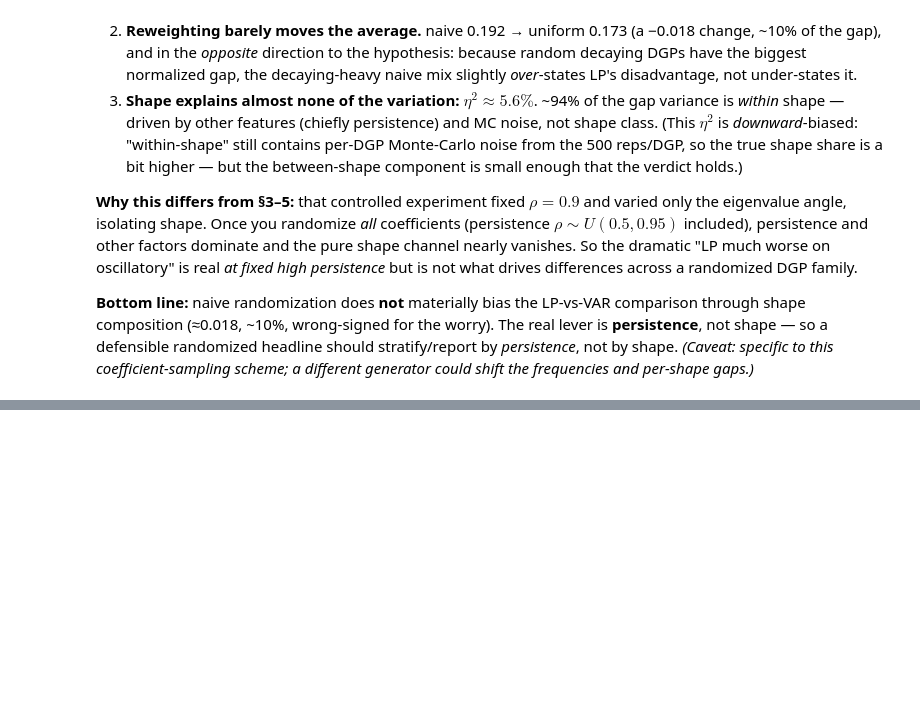
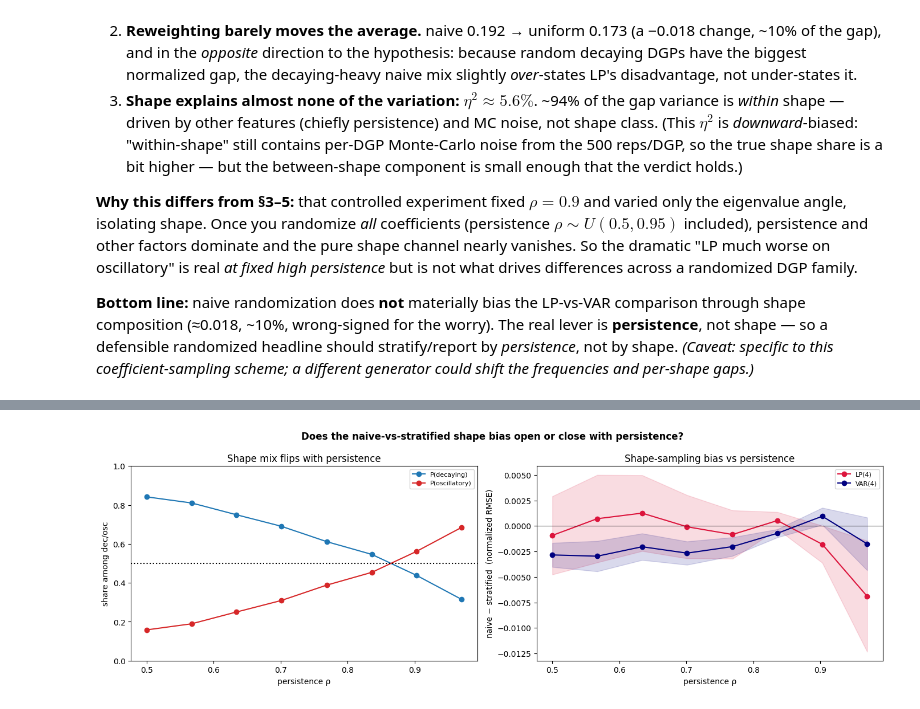
Before and after one commit to Aaron030/Monte_Carlo-LP_vs_VAR, a Jupyter notebook: experiments/IRF_Cases/IRF_comparison.ipynb, the cells around one changed output, grey strips where cells are left out. Drawn from its saved outputs; the diff is of its cells as text; code cells hidden in the pictures; blank space fills up the shorter version.

```diff
--- a/experiments/IRF_Cases/IRF_comparison.ipynb
+++ b/experiments/IRF_Cases/IRF_comparison.ipynb
@@ -471,0 +582,82 @@ On **genuinely random** DGPs the composition bias is **negligible**, and the wor
+# %%
+# ---- 12. Does the shape-sampling bias open or close with persistence? --------
+# At each rho: shape mix P_dec(rho) (from a large cheap classification sample) and
+# per-shape normalized RMSE rbar_dec/rbar_osc (stratified MC, K each). Then
+#   bias(rho) = (P_dec(rho) - 1/2) * (rbar_dec(rho) - rbar_osc(rho))   [hump ~1% dropped]
+rho_grid12 = np.round(np.linspace(0.50, 0.97, 8), 3)
+K12 = 80
+M_CLS = 3000
+cfg12 = MCConfig(n_reps=500, T=240, horizon=H, seed=303, n_jobs=-1, progress=False,
+                 estimators={"LP(4)": partial(estimate_lp_irf, p=4, horizon=H),
+                             "VAR(4)": partial(estimate_var_irf, p=4, horizon=H)})
+
+
+def random_spec_at_rho(rng, rho):
+    A = scale_to_persistence(rng.standard_normal((4, 2, 2)), rho)
+    Bm = np.diag(rng.uniform(0.5, 1.5, 2)) + np.tril(rng.normal(0, 0.5, (2, 2)), -1)
+    return VARSpec(A, Bm)
+
+
+def norm_levels(spec):
+    tr = var_irf(spec, H); sc = np.sqrt(np.mean(tr ** 2))
+    r = run(partial(var_dgp, spec=spec), cfg12)
+    return {nm: float(np.mean(np.sqrt(np.nanmean((r["irfs"][nm] - tr) ** 2, axis=0)))) / sc for nm in ESTS}
+
+
+P_dec_rho, rd, ro = [], {nm: [] for nm in ESTS}, {nm: [] for nm in ESTS}
+bias12 = {nm: [] for nm in ESTS}
+bias_se = {nm: [] for nm in ESTS}
+for rho in rho_grid12:
+    rng = np.random.default_rng(int(rho * 1000) + 7)
+    # shape mix at this rho (decaying vs oscillatory), cheap (no MC)
+    cd = co = 0
+    for _ in range(M_CLS):
+        s = classify_irf(var_irf(random_spec_at_rho(rng, rho), H_cls))
+        if s == "decaying":
+            cd += 1
+        elif s == "oscillatory":
+            co += 1
+    Pdec = cd / (cd + co)
+    P_dec_rho.append(Pdec)
+    # per-shape normalized RMSE (stratified MC: K each of decaying / oscillatory)
+    samp = {"decaying": {nm: [] for nm in ESTS}, "oscillatory": {nm: [] for nm in ESTS}}
+    need = {"decaying": K12, "oscillatory": K12}
+    while need["decaying"] > 0 or need["oscillatory"] > 0:
+        spec = random_spec_at_rho(rng, rho)
+        s = classify_irf(var_irf(spec, H_cls))
+        if s in need and need[s] > 0:
+            o = norm_levels(spec)
+            for nm in ESTS:
+                samp[s][nm].append(o[nm])
+            need[s] -= 1
+    for nm in ESTS:
+        d = np.array(samp["decaying"][nm]); o = np.array(samp["oscillatory"][nm])
+        rd[nm].append(d.mean()); ro[nm].append(o.mean())
+        bias12[nm].append((Pdec - 0.5) * (d.mean() - o.mean()))
+        bias_se[nm].append(abs(Pdec - 0.5) * np.sqrt(d.var(ddof=1) / K12 + o.var(ddof=1) / K12))
+
+P_dec_rho = np.array(P_dec_rho)
+
+fig, (axc, axb) = plt.subplots(1, 2, figsize=(14, 4.7))
+axc.plot(rho_grid12, P_dec_rho, "o-", color="tab:blue", label="P(decaying)")
+axc.plot(rho_grid12, 1 - P_dec_rho, "o-", color="tab:red", label="P(oscillatory)")
+axc.axhline(0.5, color="k", ls=":"); axc.set_ylim(0, 1)
+axc.set_xlabel("persistence ρ"); axc.set_ylabel("share among dec/osc")
+axc.set_title("Shape mix flips with persistence"); axc.legend(fontsize=8)
+
+for nm, c in [("LP(4)", "crimson"), ("VAR(4)", "navy")]:
+    b = np.array(bias12[nm]); se = np.array(bias_se[nm])
+    axb.plot(rho_grid12, b, "o-", color=c, label=nm)
+    axb.fill_between(rho_grid12, b - 1.96 * se, b + 1.96 * se, color=c, alpha=0.15)
+axb.axhline(0, color="k", lw=0.7)
+axb.set_xlabel("persistence ρ"); axb.set_ylabel("naive − stratified  (normalized RMSE)")
+axb.set_title("Shape-sampling bias vs persistence"); axb.legend(fontsize=8)
+fig.suptitle("Does the naive-vs-stratified shape bias open or close with persistence?", fontweight="bold")
+fig.tight_layout(); plt.show()
+
+print(f"{'rho':>5} {'P_dec':>6} | {'LP rd':>6} {'LP ro':>6} {'LP bias':>8} | {'VAR rd':>6} {'VAR ro':>6} {'VAR bias':>8}")
+for i, rho in enumerate(rho_grid12):
+    print(f"{rho:5.2f} {P_dec_rho[i]:6.2f} | {rd['LP(4)'][i]:6.3f} {ro['LP(4)'][i]:6.3f} {bias12['LP(4)'][i]:+8.4f} | "
+          f"{rd['VAR(4)'][i]:6.3f} {ro['VAR(4)'][i]:6.3f} {bias12['VAR(4)'][i]:+8.4f}")
+# %% [output]
+[figure, added]
```
Also changed, not shown: parts of 7 cells of this notebook.
